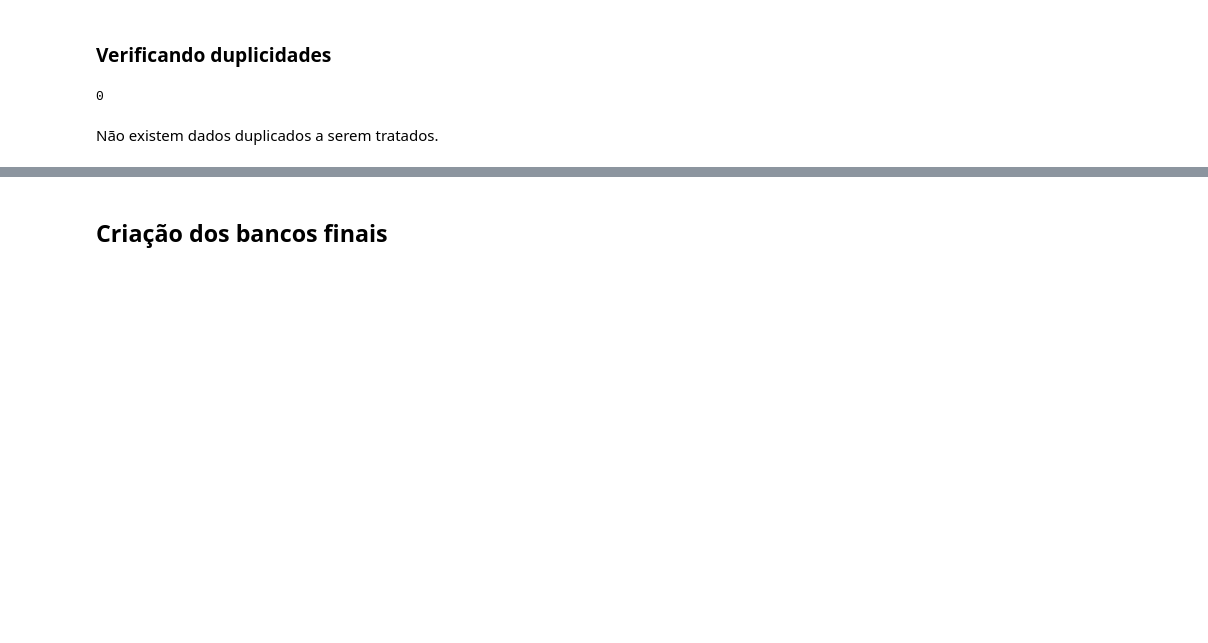
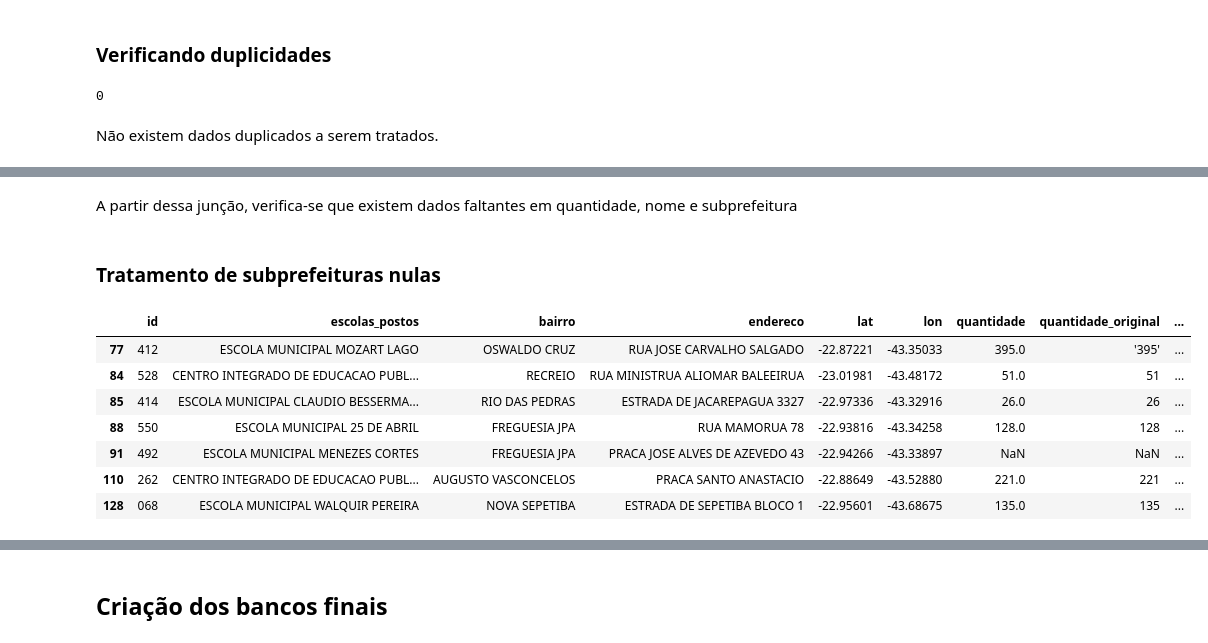
Before and after one commit to olimaandreza/pyhton-projeto-tratamento-dados, a Jupyter notebook: projeto.ipynb, the cells around one changed output, grey strips where cells are left out. Cells and saved outputs as stored; diff of their text form; code cells hidden in the pictures; blank space fills up the shorter version.

Commit message:
Complemento na bigtable

```diff
--- a/projeto.ipynb
+++ b/projeto.ipynb
@@ -809,0 +866,16 @@ Não existem dados duplicados a serem tratados.
+# %% [markdown]
+A partir dessa junção, verifica-se que existem dados faltantes em quantidade, nome e subprefeitura
+# %% [markdown]
+### Tratamento de subprefeituras nulas
+# %%
+# Verifica valores com dados faltantes em subprefeitura
+bigtable[bigtable.subprefeitura.isna()]
+# %% [output]
+|  | id | escolas_postos | bairro | endereco | lat | lon | quantidade | quantidade_original | ... |
+| 77 | 412 | ESCOLA MUNICIPAL MOZART LAGO | OSWALDO CRUZ | RUA JOSE CARVALHO SALGADO | -22.87221 | -43.35033 | 395.0 | '395' | ... |
+| 84 | 528 | CENTRO INTEGRADO DE EDUCACAO PUBL... | RECREIO | RUA MINISTRUA ALIOMAR BALEEIRUA | -23.01981 | -43.48172 | 51.0 | 51 | ... |
+| 85 | 414 | ESCOLA MUNICIPAL CLAUDIO BESSERMA... | RIO DAS PEDRAS | ESTRADA DE JACAREPAGUA 3327 | -22.97336 | -43.32916 | 26.0 | 26 | ... |
+| 88 | 550 | ESCOLA MUNICIPAL 25 DE ABRIL | FREGUESIA JPA | RUA MAMORUA 78 | -22.93816 | -43.34258 | 128.0 | 128 | ... |
+| 91 | 492 | ESCOLA MUNICIPAL MENEZES CORTES | FREGUESIA JPA | PRACA JOSE ALVES DE AZEVEDO 43 | -22.94266 | -43.33897 | NaN | NaN | ... |
+| 110 | 262 | CENTRO INTEGRADO DE EDUCACAO PUBL... | AUGUSTO VASCONCELOS | PRACA SANTO ANASTACIO | -22.88649 | -43.52880 | 221.0 | 221 | ... |
+| 128 | 068 | ESCOLA MUNICIPAL WALQUIR PEREIRA | NOVA SEPETIBA | ESTRADA DE SEPETIBA BLOCO 1 | -22.95601 | -43.68675 | 135.0 | 135 | ... |
```
Also changed, not shown: parts of 32 cells of this notebook.
